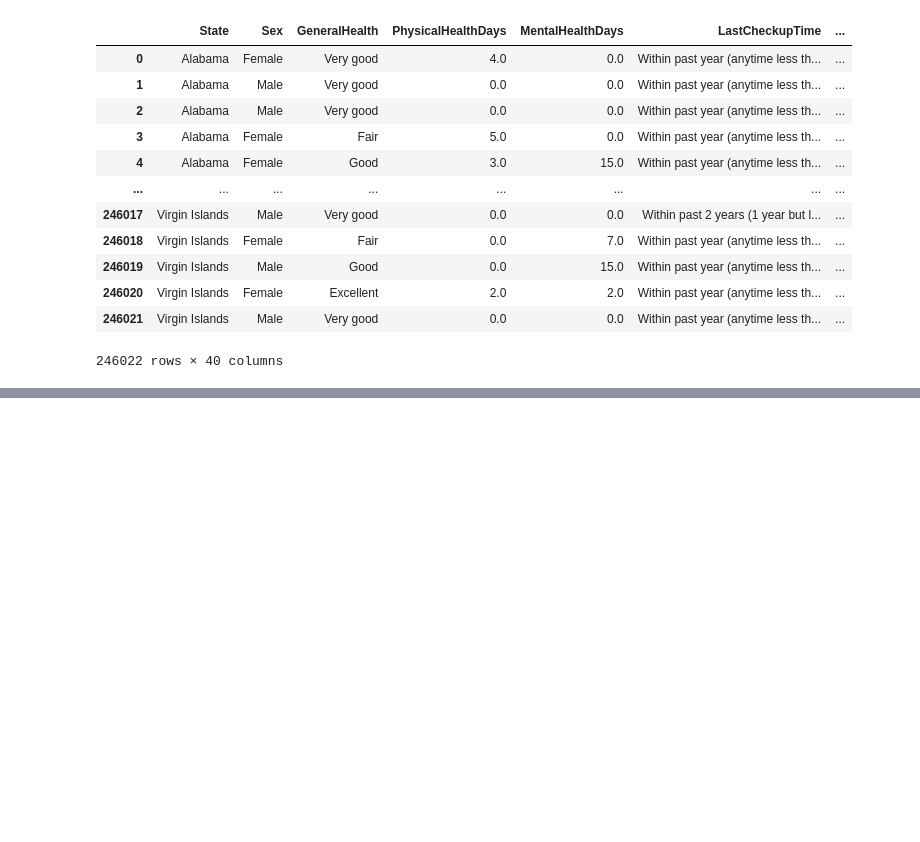
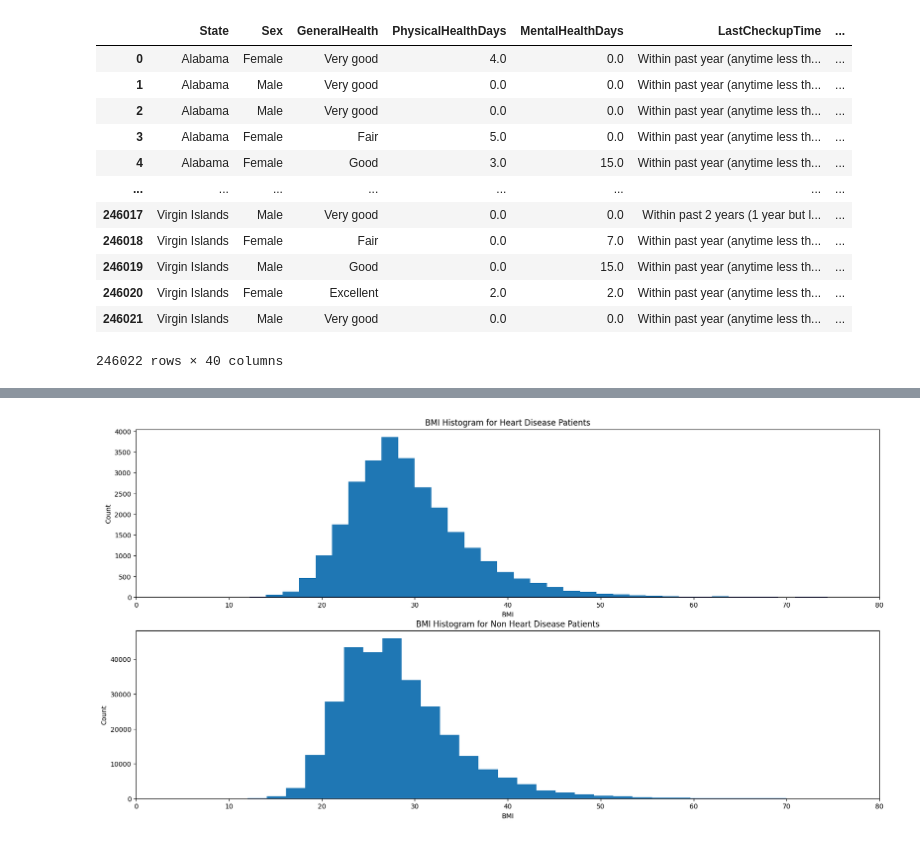
Before and after one commit to lokashrinav/320HeartDisease, a Jupyter notebook: Analysis.ipynb, the cells around one changed output, grey strips where cells are left out. Cells and saved outputs as stored; diff of their text form; code cells hidden in the pictures; blank space fills up the shorter version.

```diff
--- a/Analysis.ipynb
+++ b/Analysis.ipynb
@@ -37,0 +93,15 @@ df2022
+# %%
+fig, (ax1, ax2) = plt.subplots(2, 1, figsize=(20, 10))
+
+ax1.hist(df2020[df2020["HeartDisease"] == "Yes"]["BMI"], bins=40)
+ax2.hist(df2020[df2020["HeartDisease"] == "No"]["BMI"], bins=40)
+
+ax1.set_title('BMI Histogram for Heart Disease Patients')
+ax2.set_title('BMI Histogram for Non Heart Disease Patients')
+
+for ax in (ax1, ax2):
+    ax.set_xlabel("BMI")
+    ax.set_ylabel("Count")
+    ax.set_xbound(lower=0, upper=80)
+# %% [output]
+[figure, added]
```
Also changed, not shown: parts of 8 cells of this notebook.
